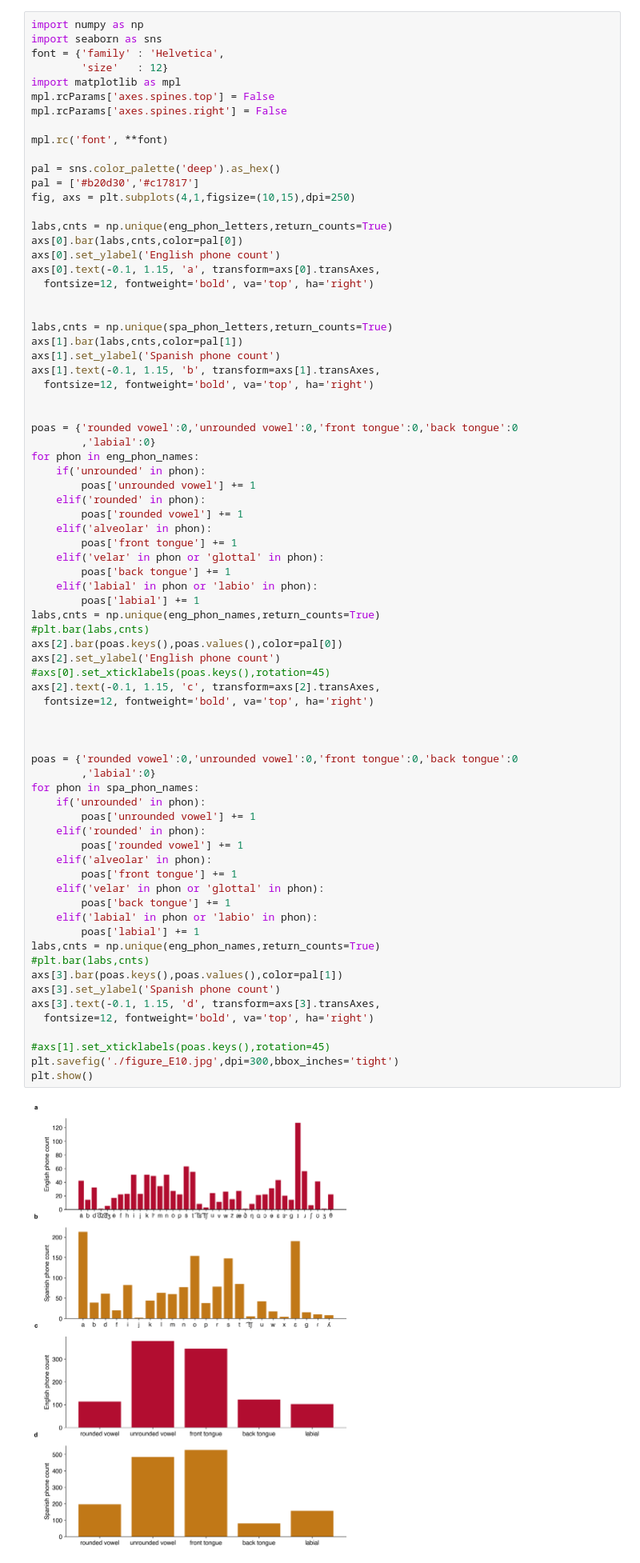
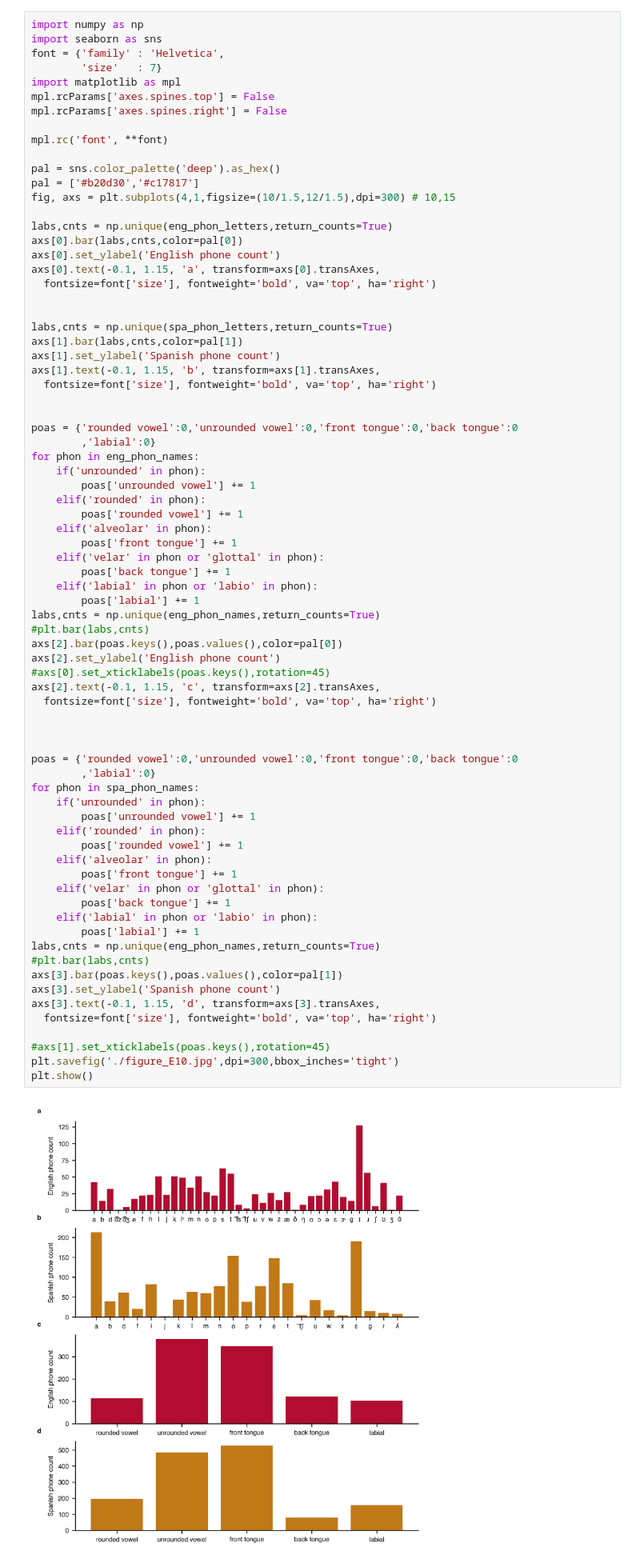
Before and after one commit to asilvaalex4/bilingual_speech_bci, a Jupyter notebook: figures/figure_E10/figure_E10.ipynb, the cells around one changed output. Shown at 80% size. Drawn from its saved outputs; the diff is of its cells as text.

Commit message:
updated images

```diff
--- a/figures/figure_E10/figure_E10.ipynb
+++ b/figures/figure_E10/figure_E10.ipynb
@@ -14,7 +14,7 @@ spa_all = pd.read_excel('./figure_E10_sourcedata.xlsx',engine='openpyxl',sheet_n
 import numpy as np
 import seaborn as sns
 font = {'family' : 'Helvetica',
-        'size'   : 12}
+        'size'   : 7}
 import matplotlib as mpl
 mpl.rcParams['axes.spines.top'] = False
 mpl.rcParams['axes.spines.right'] = False
@@ -23,20 +23,20 @@ mpl.rc('font', **font)
 
 pal = sns.color_palette('deep').as_hex()
 pal = ['#b20d30','#c17817']
-fig, axs = plt.subplots(4,1,figsize=(10,15),dpi=250)
+fig, axs = plt.subplots(4,1,figsize=(10/1.5,12/1.5),dpi=300) # 10,15
 
 labs,cnts = np.unique(eng_phon_letters,return_counts=True)
 axs[0].bar(labs,cnts,color=pal[0])
 axs[0].set_ylabel('English phone count')
 axs[0].text(-0.1, 1.15, 'a', transform=axs[0].transAxes,
-  fontsize=12, fontweight='bold', va='top', ha='right')
+  fontsize=font['size'], fontweight='bold', va='top', ha='right')
 
 
 labs,cnts = np.unique(spa_phon_letters,return_counts=True)
 axs[1].bar(labs,cnts,color=pal[1])
 axs[1].set_ylabel('Spanish phone count')
 axs[1].text(-0.1, 1.15, 'b', transform=axs[1].transAxes,
-  fontsize=12, fontweight='bold', va='top', ha='right')
+  fontsize=font['size'], fontweight='bold', va='top', ha='right')
 
 
 poas = {'rounded vowel':0,'unrounded vowel':0,'front tongue':0,'back tongue':0
@@ -57,33 +57,33 @@ labs,cnts = np.unique(eng_phon_names,return_counts=True)
 axs[2].bar(poas.keys(),poas.values(),color=pal[0])
 axs[2].set_ylabel('English phone count')
 #axs[0].set_xticklabels(poas.keys(),rotation=45)
 axs[2].text(-0.1, 1.15, 'c', transform=axs[2].transAxes,
-  fontsize=12, fontweight='bold', va='top', ha='right')
+  fontsize=font['size'], fontweight='bold', va='top', ha='right')
 
 
 
 poas = {'rounded vowel':0,'unrounded vowel':0,'front tongue':0,'back tongue':0
         ,'labial':0}
 for phon in spa_phon_names:
     if('unrounded' in phon):
         poas['unrounded vowel'] += 1
     elif('rounded' in phon):
         poas['rounded vowel'] += 1
     elif('alveolar' in phon):
         poas['front tongue'] += 1
     elif('velar' in phon or 'glottal' in phon):
         poas['back tongue'] += 1
     elif('labial' in phon or 'labio' in phon):
         poas['labial'] += 1
 labs,cnts = np.unique(eng_phon_names,return_counts=True)
 #plt.bar(labs,cnts)
 axs[3].bar(poas.keys(),poas.values(),color=pal[1])
 axs[3].set_ylabel('Spanish phone count')
 axs[3].text(-0.1, 1.15, 'd', transform=axs[3].transAxes,
-  fontsize=12, fontweight='bold', va='top', ha='right')
+  fontsize=font['size'], fontweight='bold', va='top', ha='right')
 
 #axs[1].set_xticklabels(poas.keys(),rotation=45)
 plt.savefig('./figure_E10.jpg',dpi=300,bbox_inches='tight')
 plt.show()
 # %% [output]
-[figure, old version]
+[figure, new version]
```
Also changed, not shown: 15 other files.
